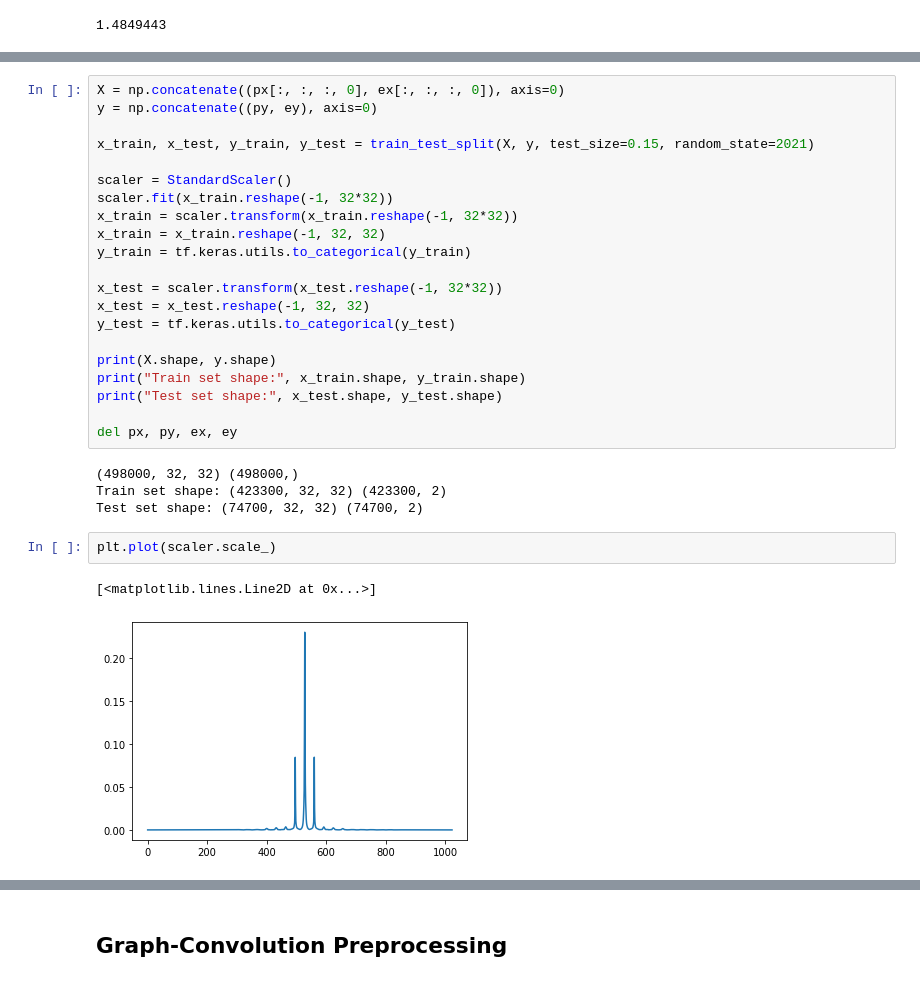
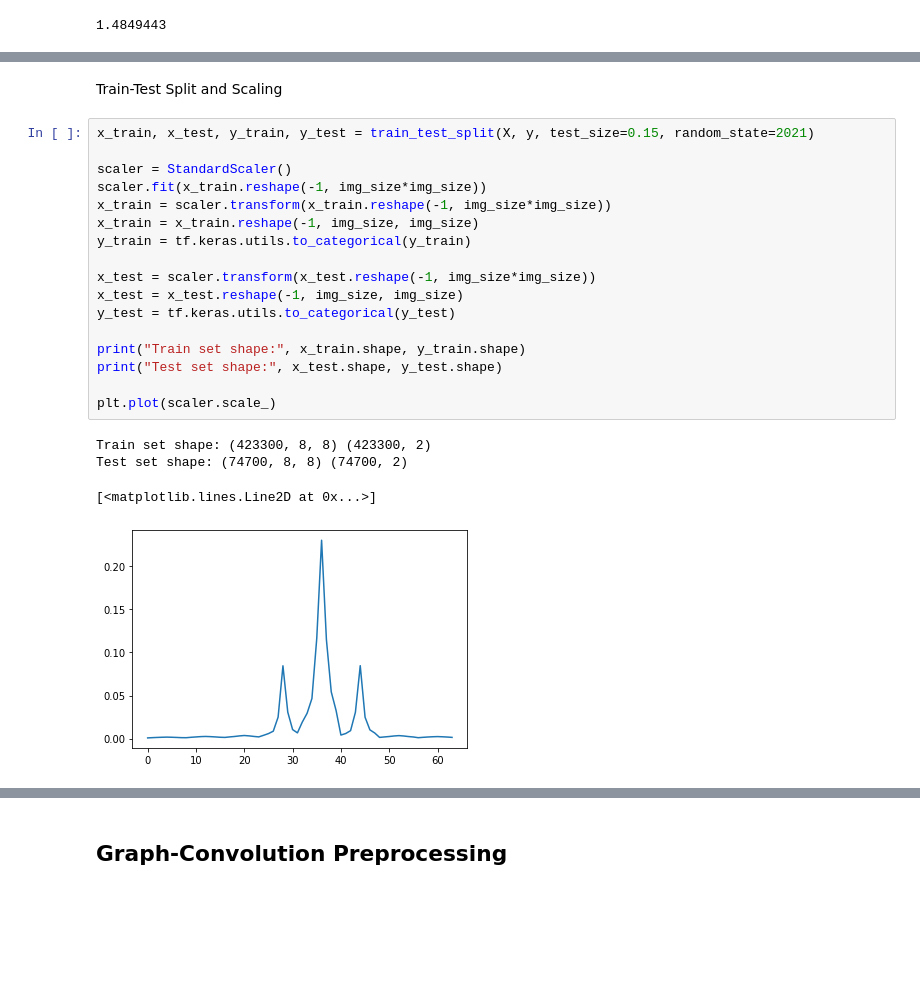
Before and after one commit to ericardomuten/qcnn-hep, a Jupyter notebook: notebook/QCNN.ipynb, the cells around one changed output, grey strips where cells are left out. Drawn from its saved outputs; the diff is of its cells as text; blank space fills up the shorter version.

```diff
--- a/notebook/QCNN.ipynb
+++ b/notebook/QCNN.ipynb
@@ -96,30 +138,24 @@ max(max_photon, abs(min_photon), max_electron, abs(min_electron))
+# %% [markdown]
+Train-Test Split and Scaling
 # %%
-X = np.concatenate((px[:, :, :, 0], ex[:, :, :, 0]), axis=0)
-y = np.concatenate((py, ey), axis=0)
-
 x_train, x_test, y_train, y_test = train_test_split(X, y, test_size=0.15, random_state=2021)
 
 scaler = StandardScaler()
-scaler.fit(x_train.reshape(-1, 32*32))
-x_train = scaler.transform(x_train.reshape(-1, 32*32))
-x_train = x_train.reshape(-1, 32, 32)
+scaler.fit(x_train.reshape(-1, img_size*img_size))
+x_train = scaler.transform(x_train.reshape(-1, img_size*img_size))
+x_train = x_train.reshape(-1, img_size, img_size)
 y_train = tf.keras.utils.to_categorical(y_train)
 
-x_test = scaler.transform(x_test.reshape(-1, 32*32))
-x_test = x_test.reshape(-1, 32, 32)
+x_test = scaler.transform(x_test.reshape(-1, img_size*img_size))
+x_test = x_test.reshape(-1, img_size, img_size)
 y_test = tf.keras.utils.to_categorical(y_test)
 
-print(X.shape, y.shape)
 print("Train set shape:", x_train.shape, y_train.shape)
 print("Test set shape:", x_test.shape, y_test.shape)
 
-del px, py, ex, ey
+plt.plot(scaler.scale_)
 # %% [output]
-(498000, 32, 32) (498000,)
-Train set shape: (423300, 32, 32) (423300, 2)
-Test set shape: (74700, 32, 32) (74700, 2)
+Train set shape: (423300, 8, 8) (423300, 2)
+Test set shape: (74700, 8, 8) (74700, 2)
+[<matplotlib.lines.Line2D at 0x...>]
+[figure, added]
-# %%
-plt.plot(scaler.scale_)
-# %% [output]
-[<matplotlib.lines.Line2D at 0x...>]
-[figure, removed]
```
Also changed, not shown: parts of 29 cells of this notebook.
